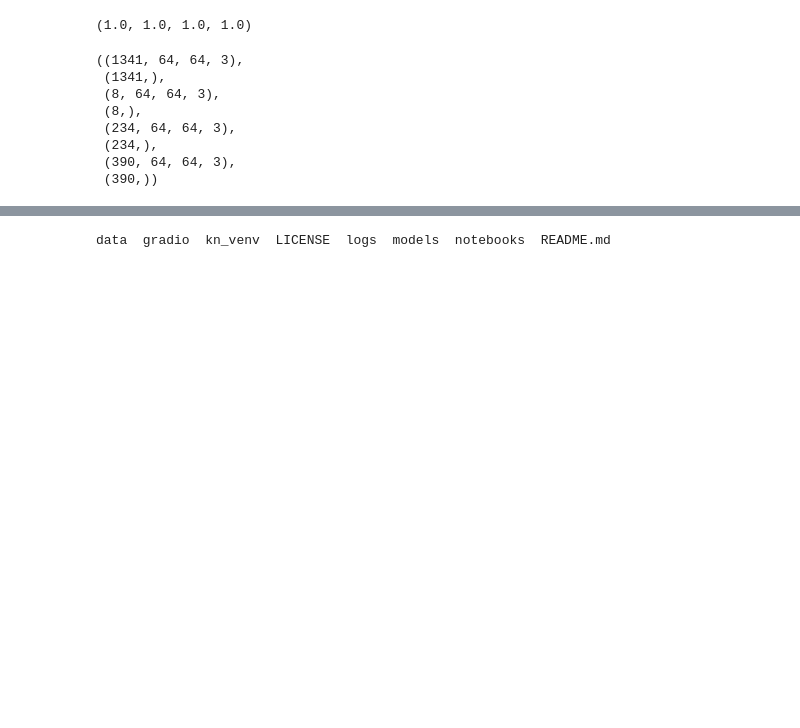
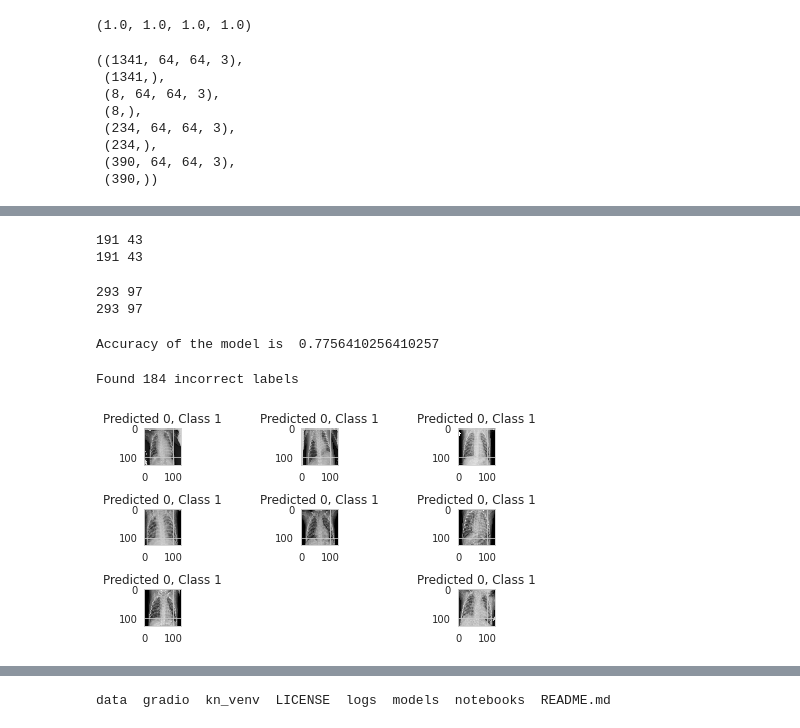
Before and after one commit to krzysiekniburski/SWA, a Jupyter notebook: notebooks/AID/pneumonia_ssim_unsupervised.ipynb, the cells around one changed output, grey strips where cells are left out. Drawn from its saved outputs; the diff is of its cells as text; code cells hidden in the pictures; blank space fills up the shorter version.

```diff
--- a/notebooks/AID/pneumonia_ssim_unsupervised.ipynb
+++ b/notebooks/AID/pneumonia_ssim_unsupervised.ipynb
@@ -329,0 +307,5 @@ np.std(ssim_normal), np.std(ssim_pneumonia)
+# %%
+for i in range(6):
+    print("Normal error", ssim_normal_errors[i])
+    print("Pneumonia error", ssim_pneumonia_errors[i])
+    print("----------")
@@ -330,3 +359,54 @@ np.std(ssim_normal), np.std(ssim_pneumonia)
+# %%
+print(good, bad)
+print(len(index_good), len(index_bad))
+# %% [output]
+191 43
+191 43
+# %%
+# Determine the class of anomaly images based on the model threshold
+pn_good = 0
+pn_index_good = []
+pn_bad = 0
+pn_index_bad = []
+for i in range(len(anomaly)):
+    value_a = SSIMLoss(predictions_anomaly[i], anomaly[i])
+    if(value_a < 0.6):
+        if(y_anomaly[i] == 0):
+            pn_bad = pn_bad + 1
+            pn_index_bad.append(i)
+        else:
+            pn_good = pn_good + 1
+            pn_index_good.append(i)
+    else:
+        if(y_anomaly[i] == 0):
+            pn_good = pn_good + 1
+            pn_index_good.append(i)
+        else:
+            pn_bad = pn_bad + 1
+            pn_index_bad.append(i)
+# %%
+# Accuracy 60%, 75%
+print(pn_good, pn_bad)
+print(len(pn_index_good), len(pn_index_bad))
+#print(index_bad[2:17])
+# %% [output]
+293 97
+293 97
+# %%
+acc = (good + pn_good) / (bad + good + pn_good + pn_bad)
+print("Accuracy of the model is ", acc)
+# %% [output]
+Accuracy of the model is  0.7756410256410257
+# %%
+print("Found %d incorrect labels" % (pn_bad+bad))
+for i, incorrect in enumerate(pn_index_bad[:9]):
+    plt.subplot(3,3,i+1)
+    plt.imshow(anomaly[incorrect], cmap='gray', interpolation='none')
+    plt.title("Predicted {}, Class {}".format(0, y_anomaly[incorrect]))
+    plt.tight_layout()
+# %% [output]
+Found 184 incorrect labels
+[figure, added]
 # %%
 plt.rcParams["figure.figsize"] = [7.50, 3.50]
 plt.rcParams["figure.autolayout"] = True
```
Also changed, not shown: parts of 27 cells of this notebook, 1 other file.
